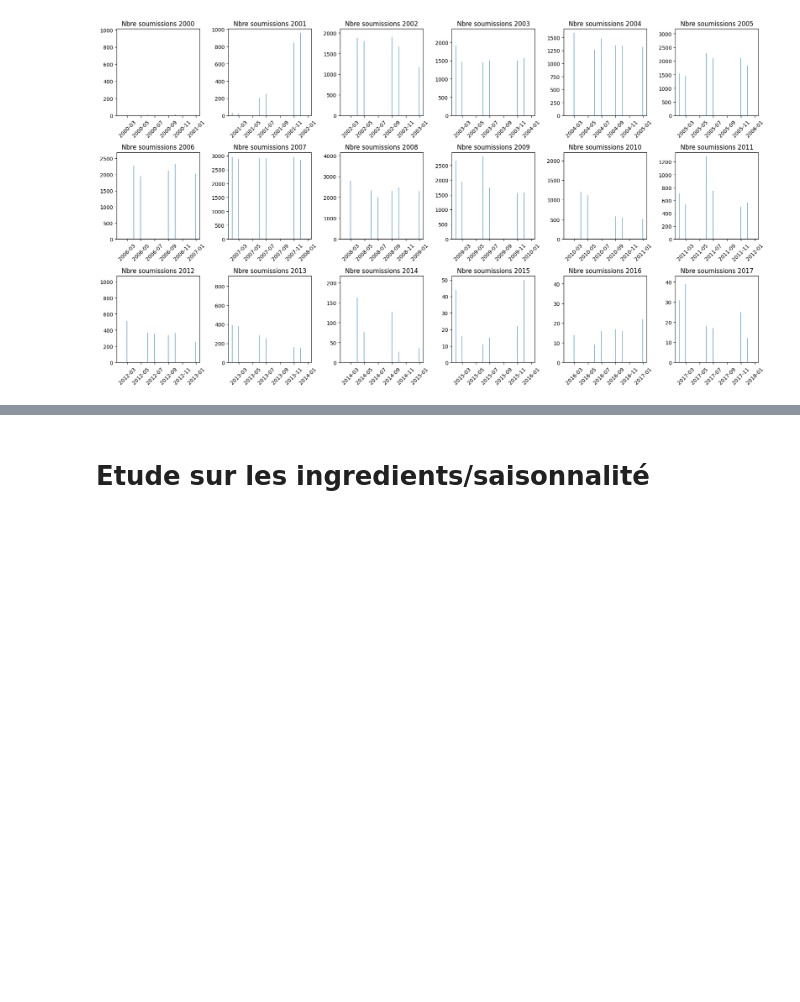
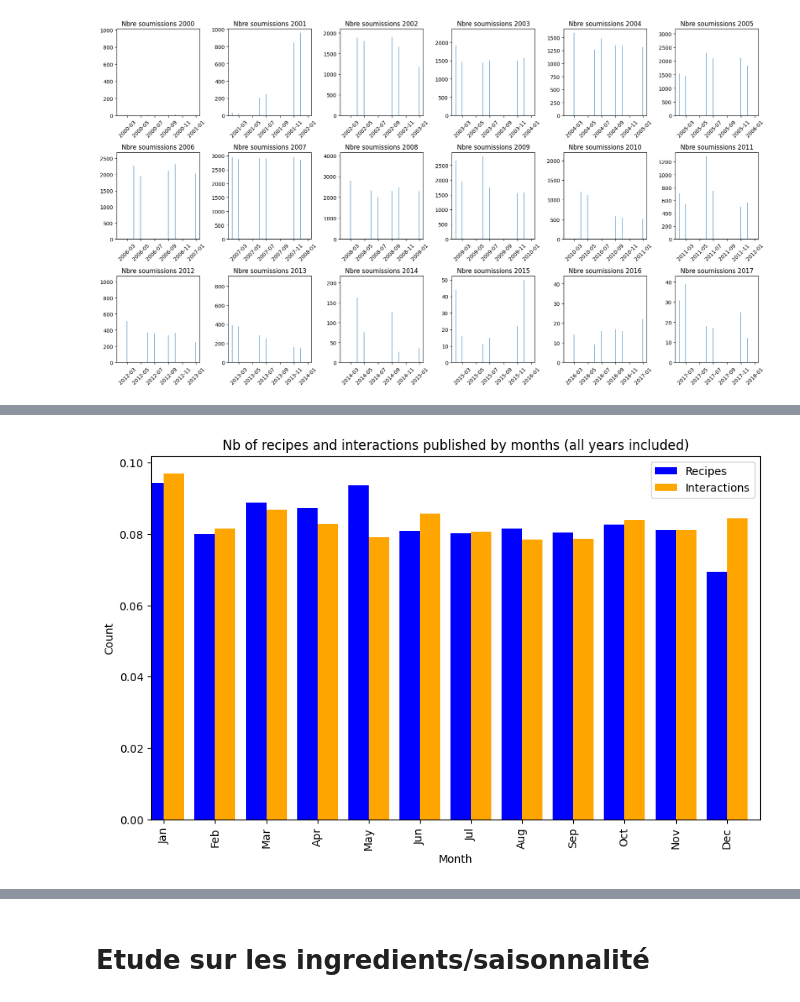
Before and after one commit to ramzinaji/analyse_cooking_app, a Jupyter notebook: etude_app_cuisine/script.ipynb, the cells around one changed output, grey strips where cells are left out. Saved outputs shown, nothing was run; the diff lists cells and outputs as text; code cells hidden in the pictures; blank space fills up the shorter version.

```diff
--- a/etude_app_cuisine/script.ipynb
+++ b/etude_app_cuisine/script.ipynb
@@ -8,9 +10,11 @@ from collections import Counter
 # %%
-df_interactions_train=pd.read_csv('/Users/ramzi/Projet_Kit_Big_Data/data/interactions_test.csv')
-df_pp_recipes=pd.read_csv('/Users/ramzi/Projet_Kit_Big_Data/data/PP_recipes.csv')
-df_pp_users=pd.read_csv('/Users/ramzi/Projet_Kit_Big_Data/data/PP_users.csv')
-df_RAW_interactions=pd.read_csv('/Users/ramzi/Projet_Kit_Big_Data/data/RAW_interactions.csv')
-df_RAW_recipes=pd.read_csv('/Users/ramzi/Projet_Kit_Big_Data/data/RAW_recipes.csv')
+MY_PATH = '/Users/etienneeskinazi/Documents/MS_BGD/P1/Kit Big Data/Projet/recipe_data/'
+
+df_interactions_train=pd.read_csv(MY_PATH + 'interactions_test.csv')        # IGNORE
+df_pp_recipes=pd.read_csv(MY_PATH + 'PP_recipes.csv')                       # recipes tokenise
+df_pp_users=pd.read_csv(MY_PATH + 'PP_users.csv')                           # users tokenise
+df_RAW_interactions=pd.read_csv(MY_PATH + 'RAW_interactions.csv')           # USEFUL
+df_RAW_recipes=pd.read_csv(MY_PATH + 'RAW_recipes.csv')                     # USEFUL
 # %%
 df_pp_recipes.head()
 # %% [output]
@@ -169,3 +144,35 @@ df_monthly_recipes_count.describe()
 | 50% | 1033.000000 | 898.000000 | 1087.000000 | 861.000000 | 1275.500000 | 953.000000 | 942.500000 | 553.000000 | 541.500000 | 732.000000 | 799.000000 | ... |
 | 75% | 1829.750000 | 1563.250000 | 1805.000000 | 1918.750000 | 2238.750000 | 1726.000000 | 1681.750000 | 1868.250000 | 1738.500000 | 1889.500000 | 1572.250000 | ... |
 | max | 3958.000000 | 2870.000000 | 2947.000000 | 3027.000000 | 2899.000000 | 2907.000000 | 2589.000000 | 2973.000000 | 2909.000000 | 2951.000000 | 2851.000000 | ... |
+# %%
+# DISTRIBUTION DES RECETTES/AVIS SELON LES MOIS
+
+# Nb Recettes publiees selon les mois, toutes annees confondues
+df_RAW_recipes['submitted'] = pd.to_datetime(df_RAW_recipes['submitted'])
+df_RAW_recipes['month'] = df_RAW_recipes['submitted'].dt.month
+recipes_count_monthly = df_RAW_recipes['month'].value_counts().sort_index()
+
+# Nb Avis publiees selon les mois, toutes annees confondues
+df_RAW_interactions['date'] = pd.to_datetime(df_RAW_interactions['date'])
+df_RAW_interactions['month'] = df_RAW_interactions['date'].dt.month
+interactions_count_monthly = df_RAW_interactions['month'].value_counts().sort_index()
+
+count_monthly = pd.DataFrame({
+    'Recipes': (recipes_count_monthly/df_RAW_recipes['submitted'].count()),
+    'Interactions': (interactions_count_monthly/df_RAW_interactions['date'].count())
+})
+
+plt.figure(figsize=(10, 6))
+ax = plt.gca()
+width = 0.4
+count_monthly['Recipes'].plot(kind='bar', ax=ax, width=width, position=1, color='blue', label='Recipes')
+count_monthly['Interactions'].plot(kind='bar', ax=ax, width=width, position=0, color='orange', label='Interactions')
+
+plt.xlabel('Month')
+plt.ylabel('Count')
+plt.title('Nb of recipes and interactions published by months (all years included)')
+plt.xticks(ticks=range(12), labels=['Jan', 'Feb', 'Mar', 'Apr', 'May', 'Jun', 'Jul', 'Aug', 'Sep', 'Oct', 'Nov', 'Dec'])
+plt.legend()
+plt.show()
+# %% [output]
+[figure, added]
```
Also changed, not shown: parts of 26 cells of this notebook.
